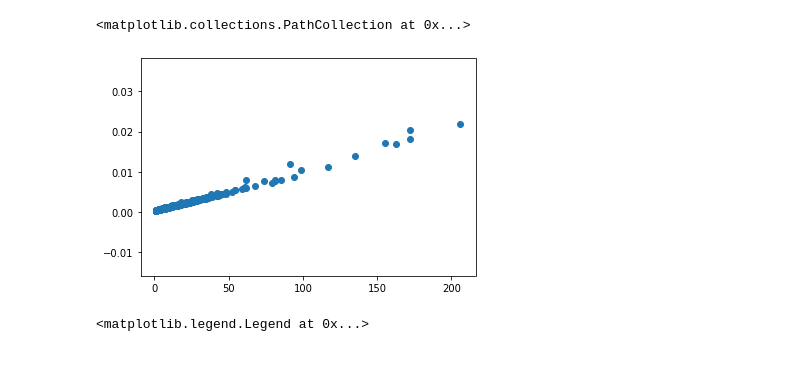
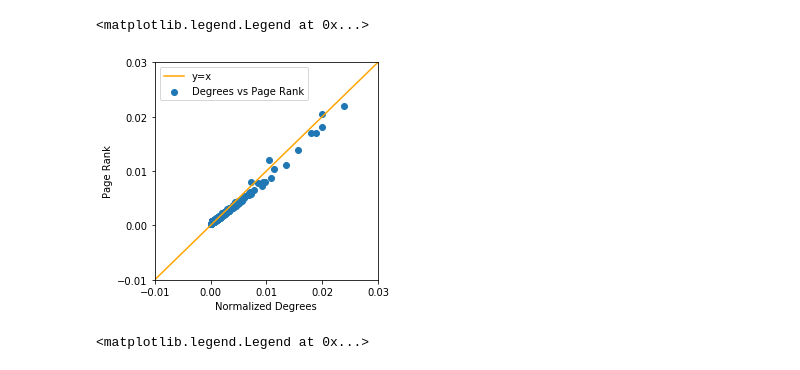
Before and after one commit to Dan8991/A-Storm-of-Nodes, a Jupyter notebook: got_network2.ipynb, the cells around one changed output. Cells and saved outputs as stored; diff of their text form; code cells hidden in the pictures.

```diff
--- a/got_network2.ipynb
+++ b/got_network2.ipynb
@@ -41,12 +41,19 @@ plt.legend(["second eigenvalue convergence"])
 #after more or less 125 iterations
 num_iter = 125
 p = nw.page_rank_power_iteration(A, iter_num = num_iter)
-# %%
-d = nw.get_degrees(A)
-plt.scatter(d, p)
-# %% [output]
-<matplotlib.collections.PathCollection at 0x...>
-[figure, removed]
+# %%
+d = nw.get_degrees(A)
+plt.figure(figsize=(4,4))
+plt.locator_params(nbins=5)
+plt.axis([-0.01, 0.03, -0.01, 0.03])
+plt.xlabel("Normalized Degrees")
+plt.ylabel("Page Rank")
+plt.scatter(d/np.sum(d), p)
+plt.plot(np.linspace(-0.01, 0.3, 100), np.linspace(-0.01, 0.3, 100), c = "orange")
+plt.legend(["y=x", "Degrees vs Page Rank"])
+# %% [output]
+<matplotlib.legend.Legend at 0x...>
+[figure, added]
 # %%
 #I want an error that is around 1e-15 so i check the convergence of power iteration
 #to find out the number of iterations needed
```
Also changed, not shown: parts of 23 cells of this notebook.
